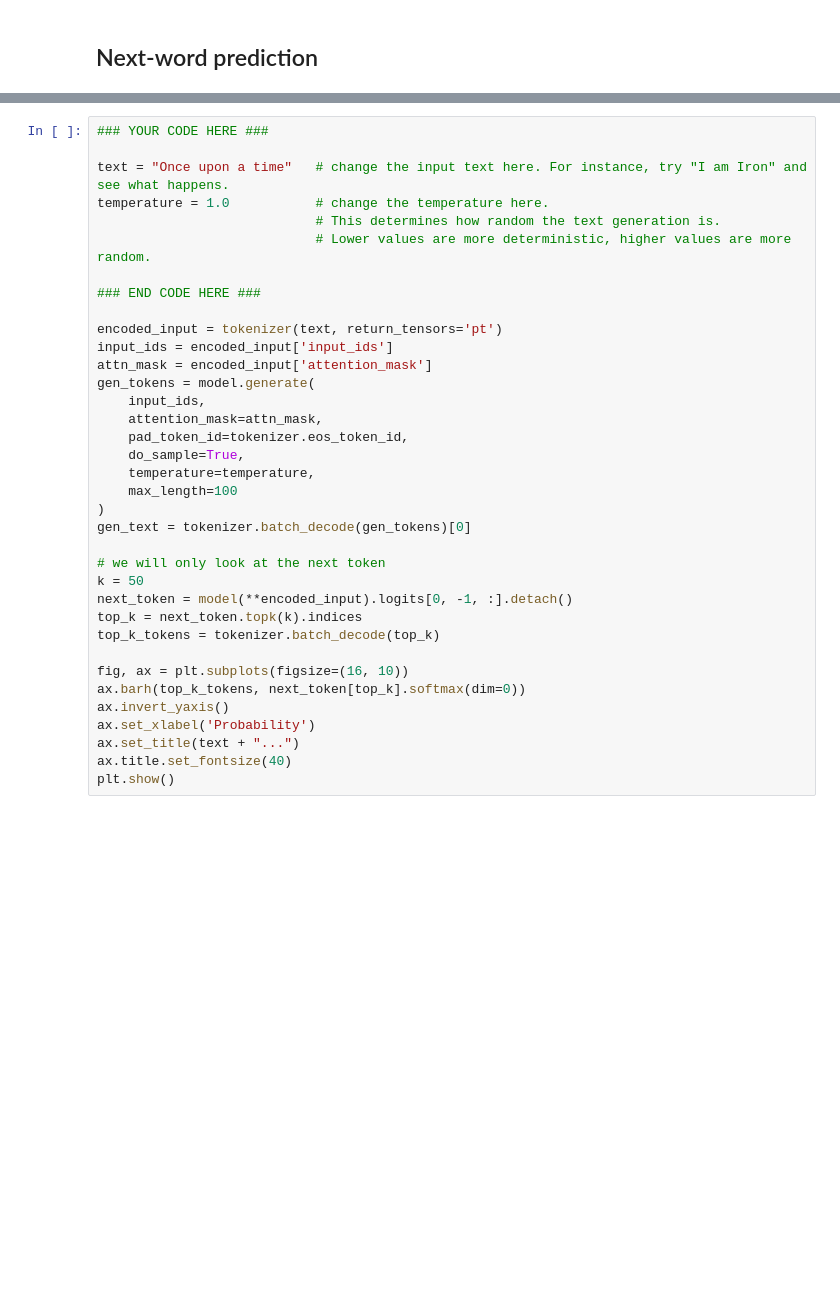
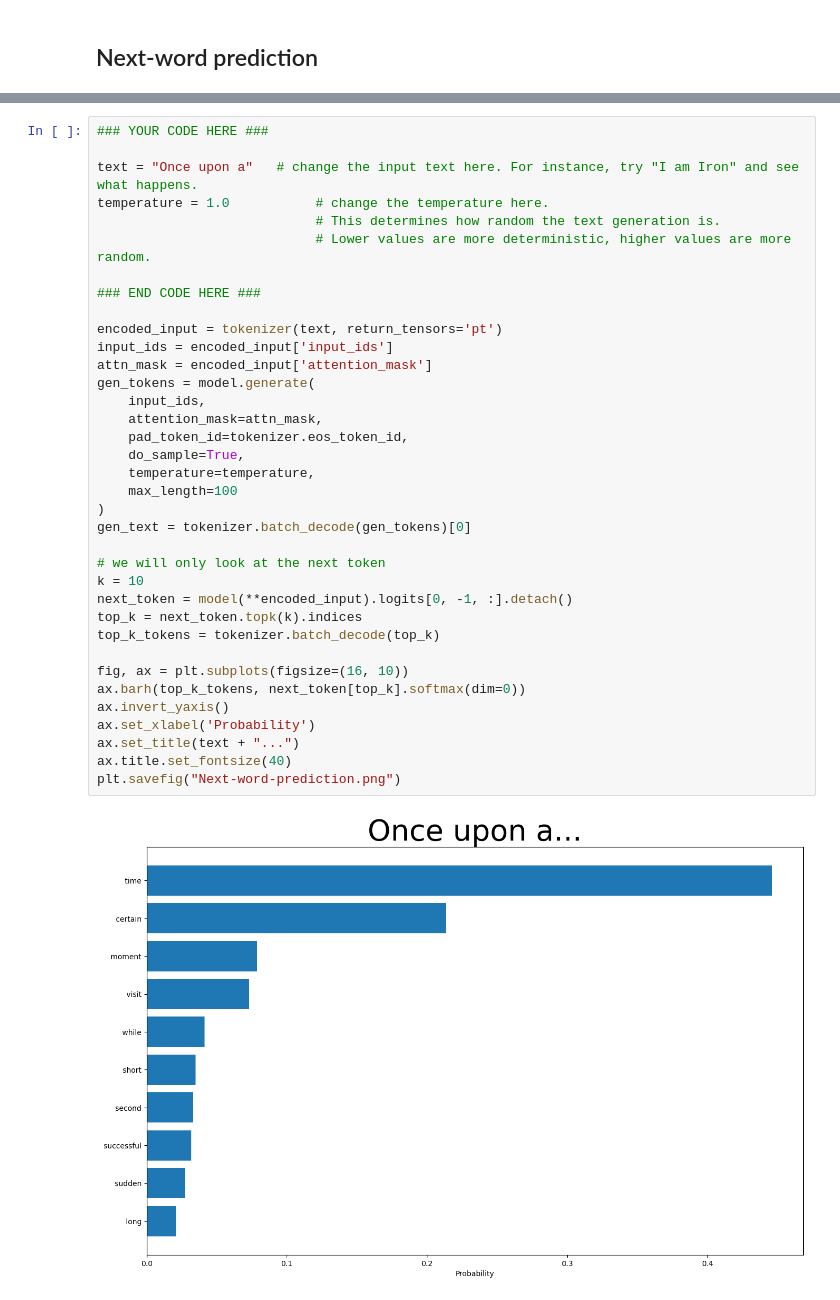
Before and after one commit to ReLU-NTNU/tutorials, a Jupyter notebook: notebooks/start_code/solution/huggingface.ipynb, the cells around one changed output, grey strips where cells are left out. Drawn from its saved outputs; the diff is of its cells as text; blank space fills up the shorter version.

```diff
--- a/notebooks/start_code/solution/huggingface.ipynb
+++ b/notebooks/start_code/solution/huggingface.ipynb
@@ -56,36 +82,38 @@ What do you think is the most probable next word?
 # %%
 ### YOUR CODE HERE ###
 
-text = "Once upon a time"   # change the input text here. For instance, try "I am Iron" and see what happens.
+text = "Once upon a"   # change the input text here. For instance, try "I am Iron" and see what happens.
 temperature = 1.0           # change the temperature here.
                             # This determines how random the text generation is.
                             # Lower values are more deterministic, higher values are more random.
 
 ### END CODE HERE ###
 
 encoded_input = tokenizer(text, return_tensors='pt')
 input_ids = encoded_input['input_ids']
 attn_mask = encoded_input['attention_mask']
 gen_tokens = model.generate(
     input_ids,
     attention_mask=attn_mask,
     pad_token_id=tokenizer.eos_token_id,
     do_sample=True,
     temperature=temperature,
     max_length=100
 )
 gen_text = tokenizer.batch_decode(gen_tokens)[0]
 
 # we will only look at the next token
-k = 50
+k = 10
 next_token = model(**encoded_input).logits[0, -1, :].detach()
 top_k = next_token.topk(k).indices
 top_k_tokens = tokenizer.batch_decode(top_k)
 
 fig, ax = plt.subplots(figsize=(16, 10))
 ax.barh(top_k_tokens, next_token[top_k].softmax(dim=0))
 ax.invert_yaxis()
 ax.set_xlabel('Probability')
 ax.set_title(text + "...")
 ax.title.set_fontsize(40)
-plt.show()
+plt.savefig("Next-word-prediction.png")
+# %% [output]
+[figure, added]
```
Also changed, not shown: parts of 3 cells of this notebook, 3 other files.
